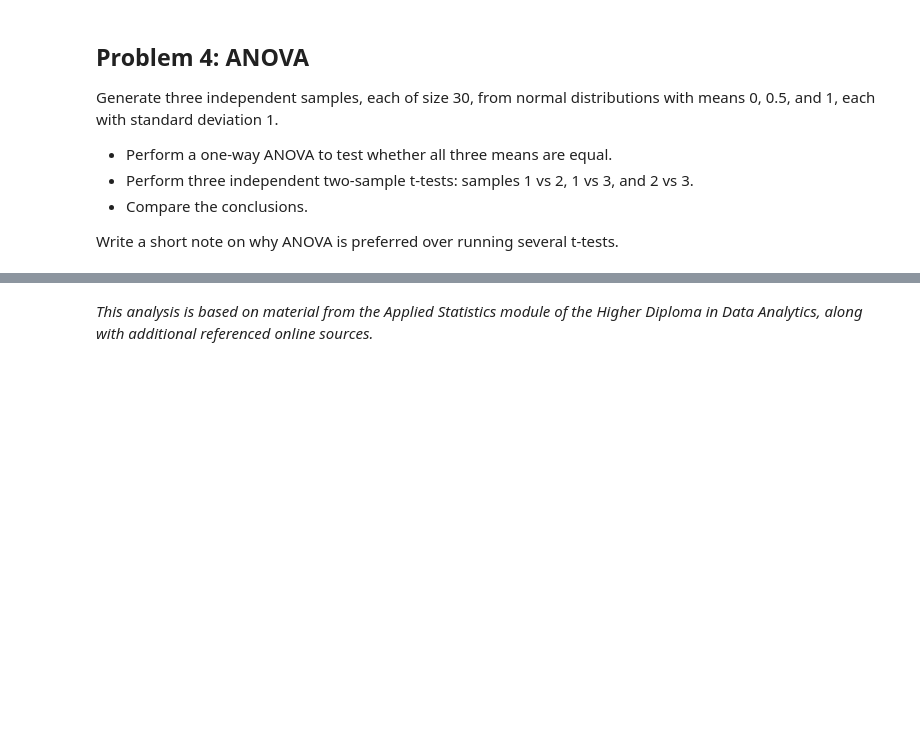
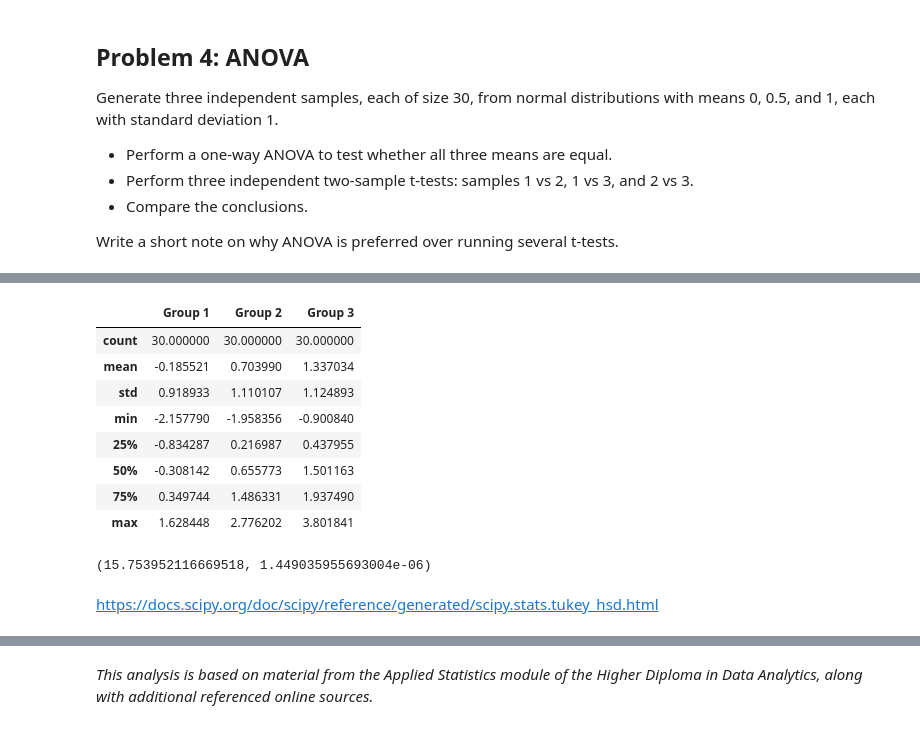
Before and after one commit to mondbr/applied_statistics, a Jupyter notebook: problems.ipynb, the cells around one changed output, grey strips where cells are left out. Cells and saved outputs as stored; diff of their text form; code cells hidden in the pictures; blank space fills up the shorter version.

```diff
--- a/problems.ipynb
+++ b/problems.ipynb
@@ -1703,0 +1952,23 @@ t_statistic, p_value
+# %%
+# Describe.
+df.describe()
+# %% [output]
+|  | Group 1 | Group 2 | Group 3 |
+| count | 30.000000 | 30.000000 | 30.000000 |
+| mean | -0.185521 | 0.703990 | 1.337034 |
+| std | 0.918933 | 1.110107 | 1.124893 |
+| min | -2.157790 | -1.958356 | -0.900840 |
+| 25% | -0.834287 | 0.216987 | 0.437955 |
+| 50% | -0.308142 | 0.655773 | 1.501163 |
+| 75% | 0.349744 | 1.486331 | 1.937490 |
+| max | 1.628448 | 2.776202 | 3.801841 |
+# %%
+# Perform ANOVA.
+f_statistic, p_value = stats.f_oneway(df['Group 1'], df['Group 2'], df['Group 3'])
+
+# Show.
+f_statistic, p_value
+# %% [output]
+(15.753952116669518, 1.449035955693004e-06)
+# %% [markdown]
+https://docs.scipy.org/doc/scipy/reference/generated/scipy.stats.tukey_hsd.html
```
Also changed, not shown: parts of 47 cells of this notebook.
